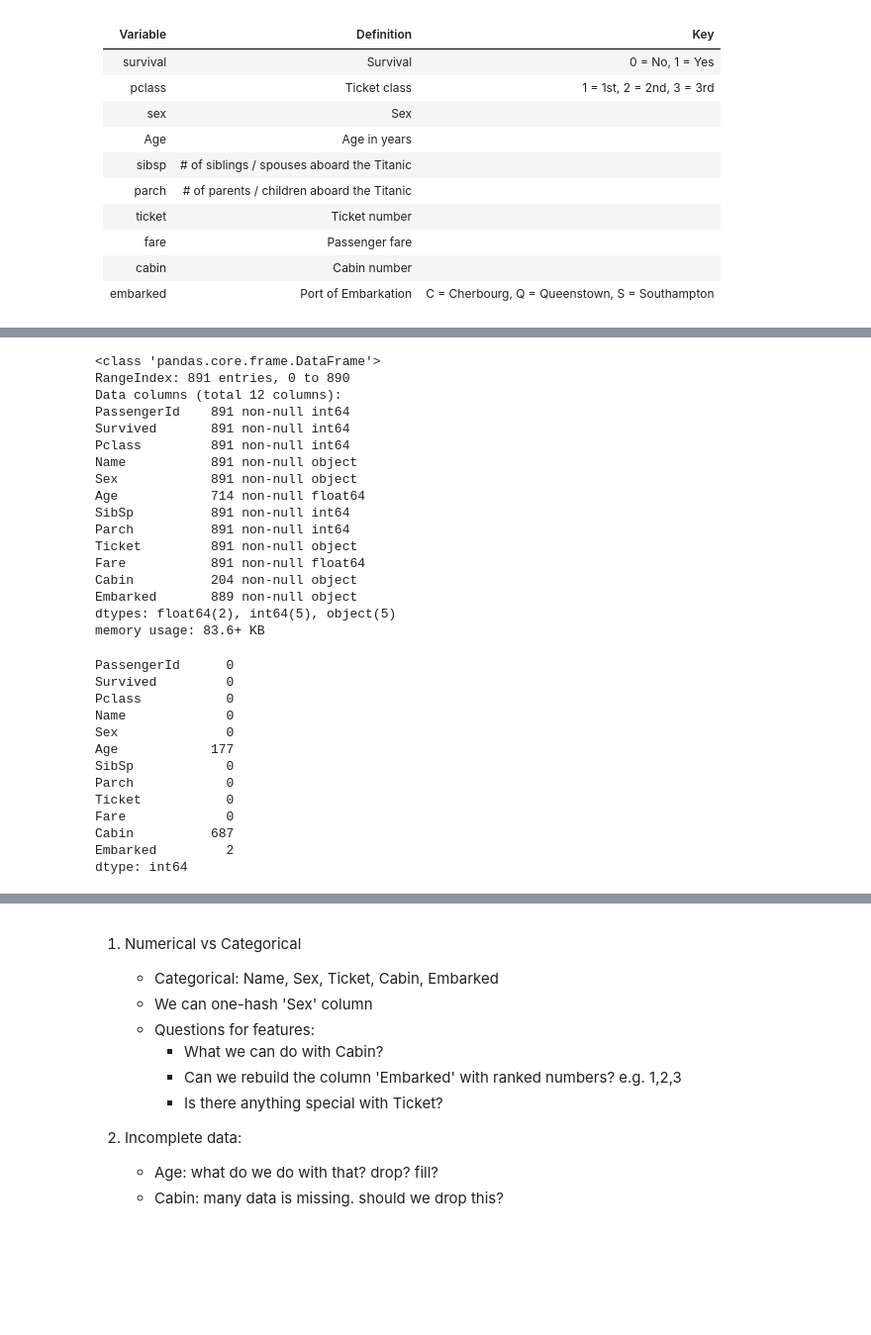
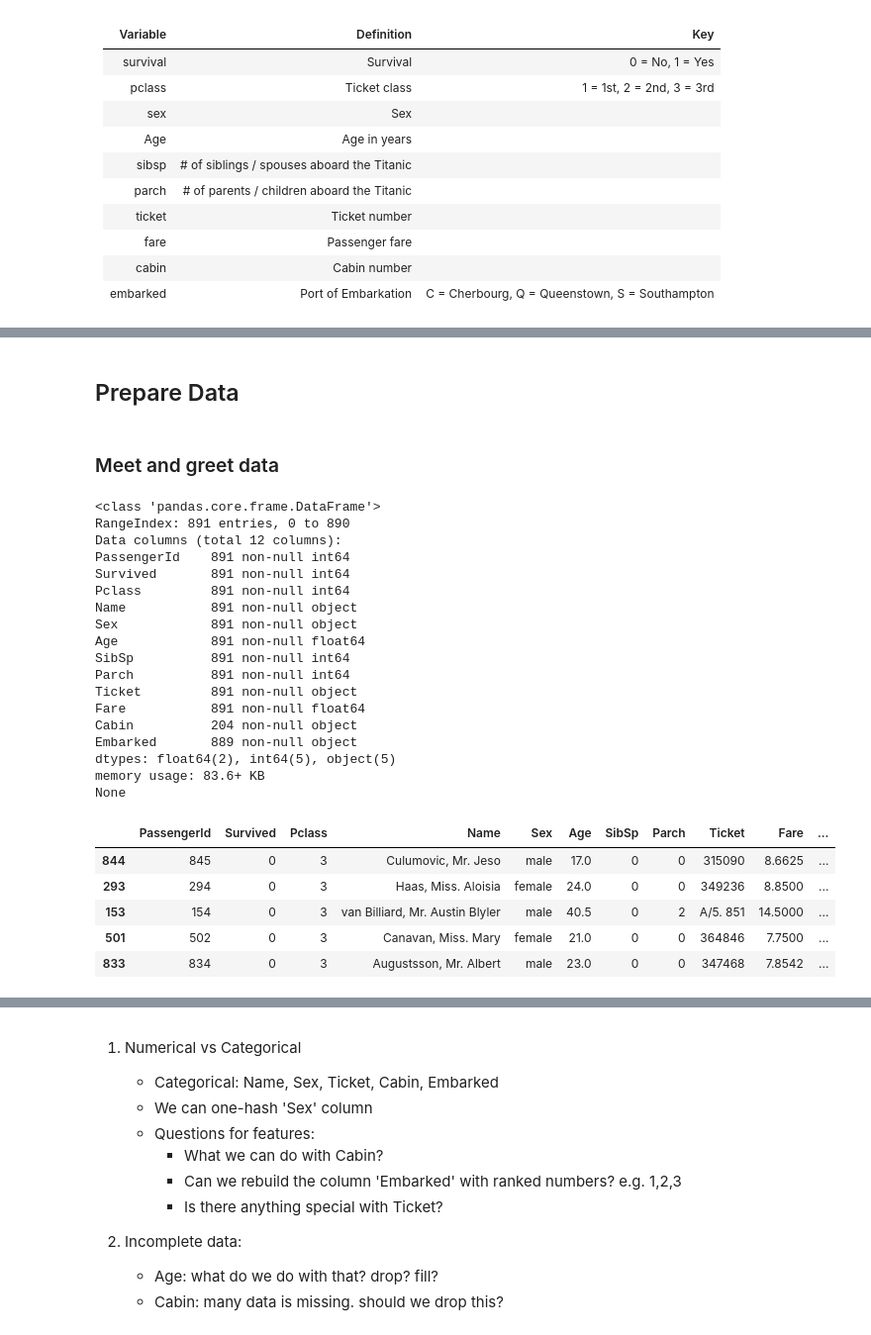
Before and after one commit to air-yan/kaggle_analysis, a Jupyter notebook: EDA on Titanic.ipynb, the cells around one changed output, grey strips where cells are left out. Shown: that part at 99% size. Cells and saved outputs as stored; diff of their text form; code cells hidden in the pictures; blank space fills up the shorter version.

```diff
--- a/EDA on Titanic.ipynb
+++ b/EDA on Titanic.ipynb
@@ -42,36 +40,33 @@ train_df.head()
-# %%
-train_df.info()
-# %% [output]
-<class 'pandas.core.frame.DataFrame'>
-RangeIndex: 891 entries, 0 to 890
-Data columns (total 12 columns):
-PassengerId    891 non-null int64
-Survived       891 non-null int64
-Pclass         891 non-null int64
-Name           891 non-null object
-Sex            891 non-null object
-Age            714 non-null float64
-SibSp          891 non-null int64
-Parch          891 non-null int64
-Ticket         891 non-null object
-Fare           891 non-null float64
-Cabin          204 non-null object
-Embarked       889 non-null object
-dtypes: float64(2), int64(5), object(5)
-memory usage: 83.6+ KB
-# %%
-train_df.isnull().sum()
-# %% [output]
-PassengerId      0
-Survived         0
-Pclass           0
-Name             0
-Sex              0
-Age            177
-SibSp            0
-Parch            0
-Ticket           0
-Fare             0
-Cabin          687
-Embarked         2
-dtype: int64
+# %% [markdown]
+## Prepare Data
+# %% [markdown]
+### Meet and greet data
+# %%
+print(train_df.info())
+
+train_df.sample(5)
+# %% [output]
+<class 'pandas.core.frame.DataFrame'>
+RangeIndex: 891 entries, 0 to 890
+Data columns (total 12 columns):
+PassengerId    891 non-null int64
+Survived       891 non-null int64
+Pclass         891 non-null int64
+Name           891 non-null object
+Sex            891 non-null object
+Age            891 non-null float64
+SibSp          891 non-null int64
+Parch          891 non-null int64
+Ticket         891 non-null object
+Fare           891 non-null float64
+Cabin          204 non-null object
+Embarked       889 non-null object
+dtypes: float64(2), int64(5), object(5)
+memory usage: 83.6+ KB
+None
+|  | PassengerId | Survived | Pclass | Name | Sex | Age | SibSp | Parch | Ticket | Fare | ... |
+| 844 | 845 | 0 | 3 | Culumovic, Mr. Jeso | male | 17.0 | 0 | 0 | 315090 | 8.6625 | ... |
+| 293 | 294 | 0 | 3 | Haas, Miss. Aloisia | female | 24.0 | 0 | 0 | 349236 | 8.8500 | ... |
+| 153 | 154 | 0 | 3 | van Billiard, Mr. Austin Blyler | male | 40.5 | 0 | 2 | A/5. 851 | 14.5000 | ... |
+| 501 | 502 | 0 | 3 | Canavan, Miss. Mary | female | 21.0 | 0 | 0 | 364846 | 7.7500 | ... |
+| 833 | 834 | 0 | 3 | Augustsson, Mr. Albert | male | 23.0 | 0 | 0 | 347468 | 7.8542 | ... |
```
Also changed, not shown: parts of 22 cells of this notebook.
